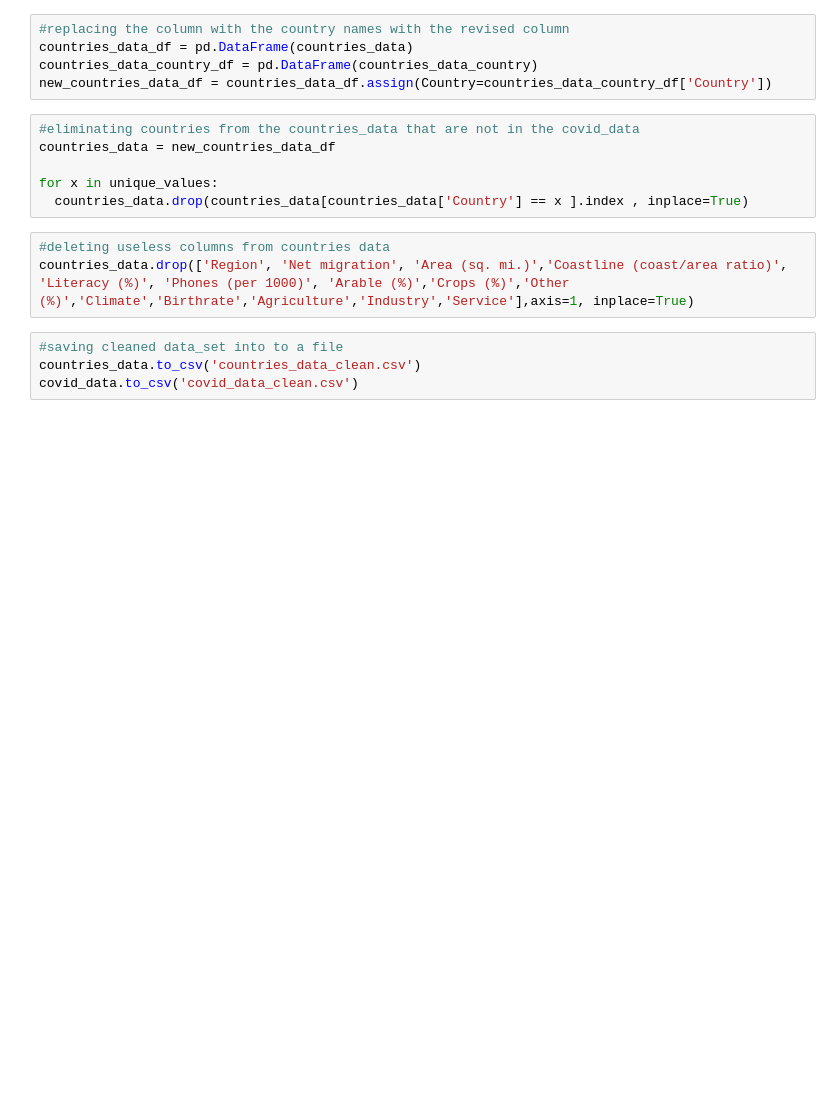
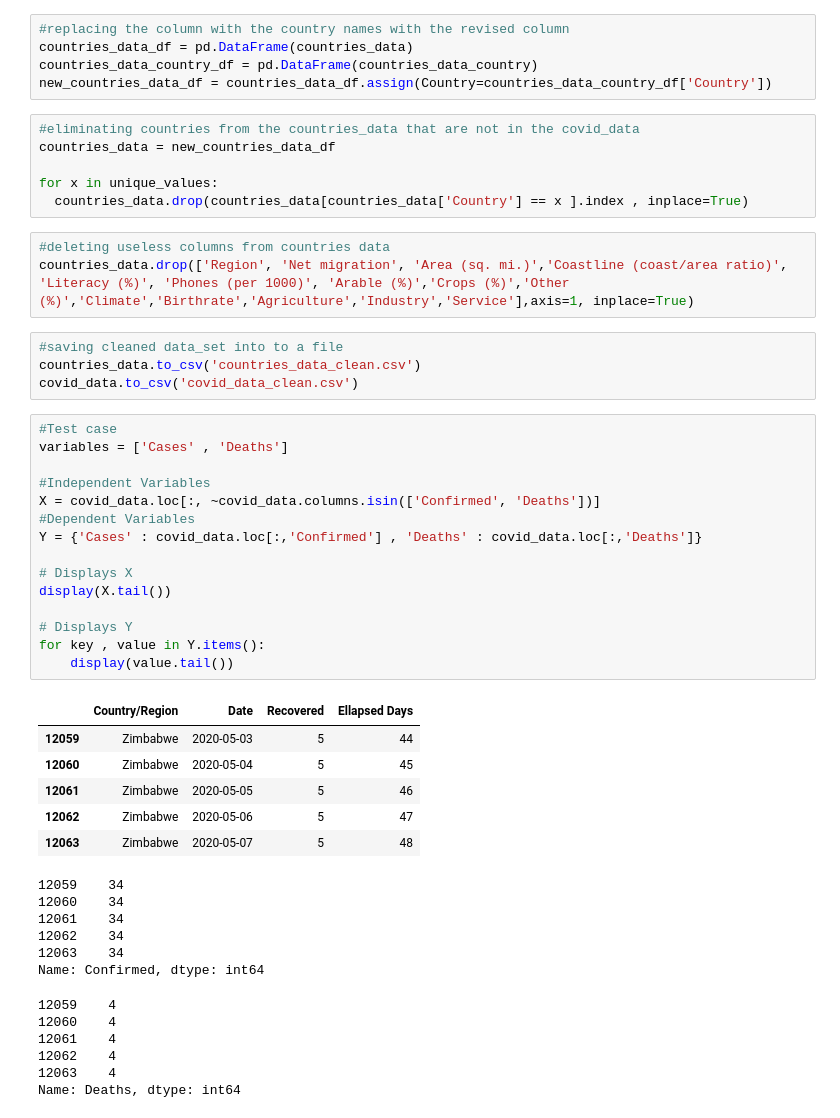
Before and after one commit to filipasenra/FEUP-IART-TP2, a Jupyter notebook: CleanData.ipynb, the cells around one changed output. Saved outputs shown, nothing was run; the diff lists cells and outputs as text; blank space fills up the shorter version.

```diff
--- a/CleanData.ipynb
+++ b/CleanData.ipynb
@@ -213,3 +218,37 @@ countries_data.drop(['Region', 'Net migration', 'Area (sq. mi.)','Coastline (coa
 #saving cleaned data_set into to a file
 countries_data.to_csv('countries_data_clean.csv')
 covid_data.to_csv('covid_data_clean.csv')
+# %%
+#Test case
+variables = ['Cases' , 'Deaths']
+
+#Independent Variables
+X = covid_data.loc[:, ~covid_data.columns.isin(['Confirmed', 'Deaths'])]
+#Dependent Variables
+Y = {'Cases' : covid_data.loc[:,'Confirmed'] , 'Deaths' : covid_data.loc[:,'Deaths']}
+
+# Displays X
+display(X.tail())
+
+# Displays Y
+for key , value in Y.items():
+    display(value.tail())
+# %% [output]
+|  | Country/Region | Date | Recovered | Ellapsed Days |
+| 12059 | Zimbabwe | 2020-05-03 | 5 | 44 |
+| 12060 | Zimbabwe | 2020-05-04 | 5 | 45 |
+| 12061 | Zimbabwe | 2020-05-05 | 5 | 46 |
+| 12062 | Zimbabwe | 2020-05-06 | 5 | 47 |
+| 12063 | Zimbabwe | 2020-05-07 | 5 | 48 |
+12059    34
+12060    34
+12061    34
+12062    34
+12063    34
+Name: Confirmed, dtype: int64
+12059    4
+12060    4
+12061    4
+12062    4
+12063    4
+Name: Deaths, dtype: int64
```
Also changed, not shown: parts of 5 cells of this notebook.
